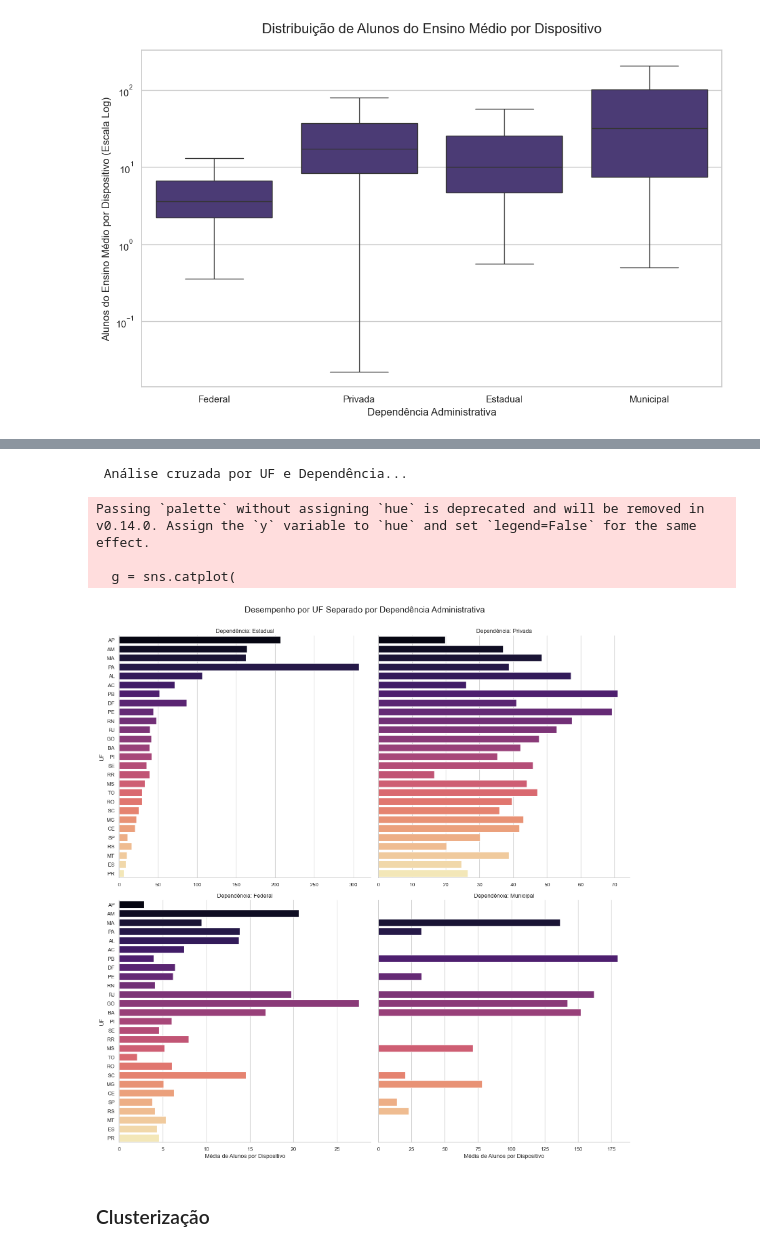
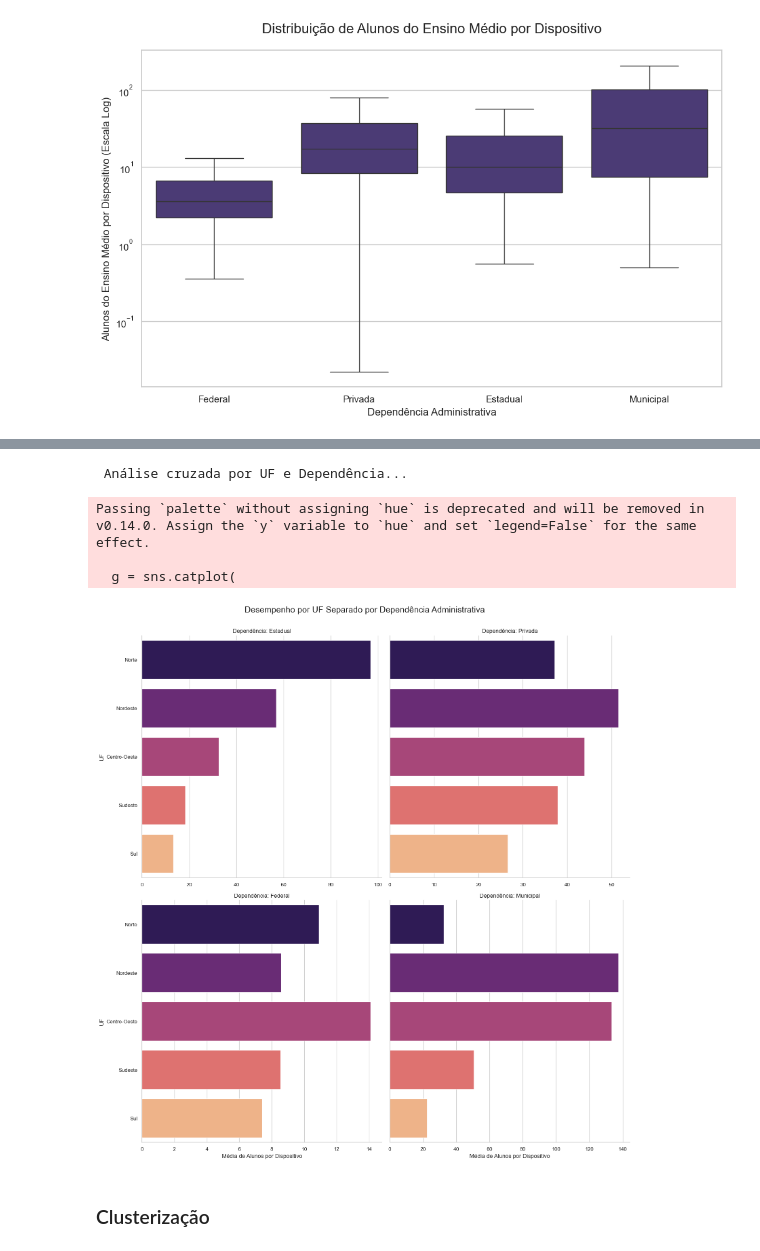
Before and after one commit to laysfreitas/TJGO_CienciaDeDados, a Jupyter notebook: Análise de Dados/Trabalho_Final/trabalho_final.ipynb, the cells around one changed output, grey strips where cells are left out. Saved outputs shown, nothing was run; the diff lists cells and outputs as text; code cells hidden in the pictures.

```diff
--- a/Análise de Dados/Trabalho_Final/trabalho_final.ipynb
+++ b/Análise de Dados/Trabalho_Final/trabalho_final.ipynb
@@ -23,7 +23,7 @@ pd.set_option('display.max_columns', display_max_columns)
 # Carregando o dataset
 caminho_arquivo = "C:\\Users\\Administrador\\Documents\\GitHub\\TJGO_CienciaDeDados\\microdados_censo_escolar_2024\\dados\\microdados_ed_basica_2024_tratado.csv"
 
-colunas_escolhidas = ['CO_ENTIDADE', 'NO_ENTIDADE', 'NO_REGIAO', 'CO_REGIAO', 'NO_UF', 'SG_UF', 'CO_UF', 'TP_DEPENDENCIA', 'TP_LOCALIZACAO','TP_SITUACAO_FUNCIONAMENTO', 'QT_MAT_BAS', 'QT_MAT_MED', 'IN_INTERNET', 'IN_BANDA_LARGA', 'IN_INTERNET_ALUNOS', 'IN_ACESSO_INTERNET_COMPUTADOR', 'TP_REDE_LOCAL', 'IN_LABORATORIO_INFORMATICA', 'QT_DESKTOP_ALUNO', 'QT_COMP_PORTATIL_ALUNO', 'QT_TABLET_ALUNO']
+colunas_escolhidas = ['CO_ENTIDADE', 'NO_ENTIDADE', 'NO_REGIAO', 'CO_REGIAO', 'NO_UF', 'NO_REGIAO', 'CO_UF', 'TP_DEPENDENCIA', 'TP_LOCALIZACAO','TP_SITUACAO_FUNCIONAMENTO', 'QT_MAT_BAS', 'QT_MAT_MED', 'IN_INTERNET', 'IN_BANDA_LARGA', 'IN_INTERNET_ALUNOS', 'IN_ACESSO_INTERNET_COMPUTADOR', 'TP_REDE_LOCAL', 'IN_LABORATORIO_INFORMATICA', 'QT_DESKTOP_ALUNO', 'QT_COMP_PORTATIL_ALUNO', 'QT_TABLET_ALUNO']
 
 try:
     df_completa = pd.read_csv(caminho_arquivo, sep=';', encoding='latin-1', low_memory=False)
@@ -200,7 +200,7 @@ print("Ranking de Desigualdade por UF...")
 
 # Calcular a média de alunos por dispositivo para cada estado
 df_uf = df_ensino_medio[df_ensino_medio['INDICE_PONDERADO_ALUNO_DISP'] != np.inf].copy()
-media_por_uf = df_uf.groupby('SG_UF')['INDICE_PONDERADO_ALUNO_DISP'].mean().sort_values(ascending=False)
+media_por_uf = df_uf.groupby('NO_REGIAO')['INDICE_PONDERADO_ALUNO_DISP'].mean().sort_values(ascending=False)
 
 # Criar o gráfico de barras
 plt.figure(figsize=(15, 10))
@@ -219,33 +219,33 @@ Passing `palette` without assigning `hue` is deprecated and will be removed in v
 # %%
 # --- Análise Cruzada: UF vs. Dependência Administrativa ---
 print(" Análise cruzada por UF e Dependência...")
 
 # Usamos o catplot para criar uma grade de gráficos (um para cada dependência)
 g = sns.catplot(
     data=df_uf,
     x='INDICE_PONDERADO_ALUNO_DISP',
-    y='SG_UF',
+    y='NO_REGIAO',
     col='TP_DEPENDENCIA',
     kind='bar',
     col_wrap=2, # Duas colunas de gráficos
     height=8,
     aspect=1,
     sharex=False, # Eixo X independente para cada gráfico
     order=media_por_uf.index, # Ordenar os estados pelo ranking geral
     estimator=np.mean,
     errorbar=None,
     palette='magma'
 )
 
 g.fig.suptitle('Desempenho por UF Separado por Dependência Administrativa', y=1.03, fontsize=18)
 g.set_axis_labels('Média de Alunos por Dispositivo', 'UF')
 g.set_titles("Dependência: {col_name}")
 plt.show()
 # %% [output]
  Análise cruzada por UF e Dependência...
 Passing `palette` without assigning `hue` is deprecated and will be removed in v0.14.0. Assign the `y` variable to `hue` and set `legend=False` for the same effect.
 
   g = sns.catplot(
-[figure, old version]
+[figure, new version]
 # %% [markdown]
 ### Clusterização
```
Also changed, not shown: parts of 12 cells of this notebook, 1 other file.
